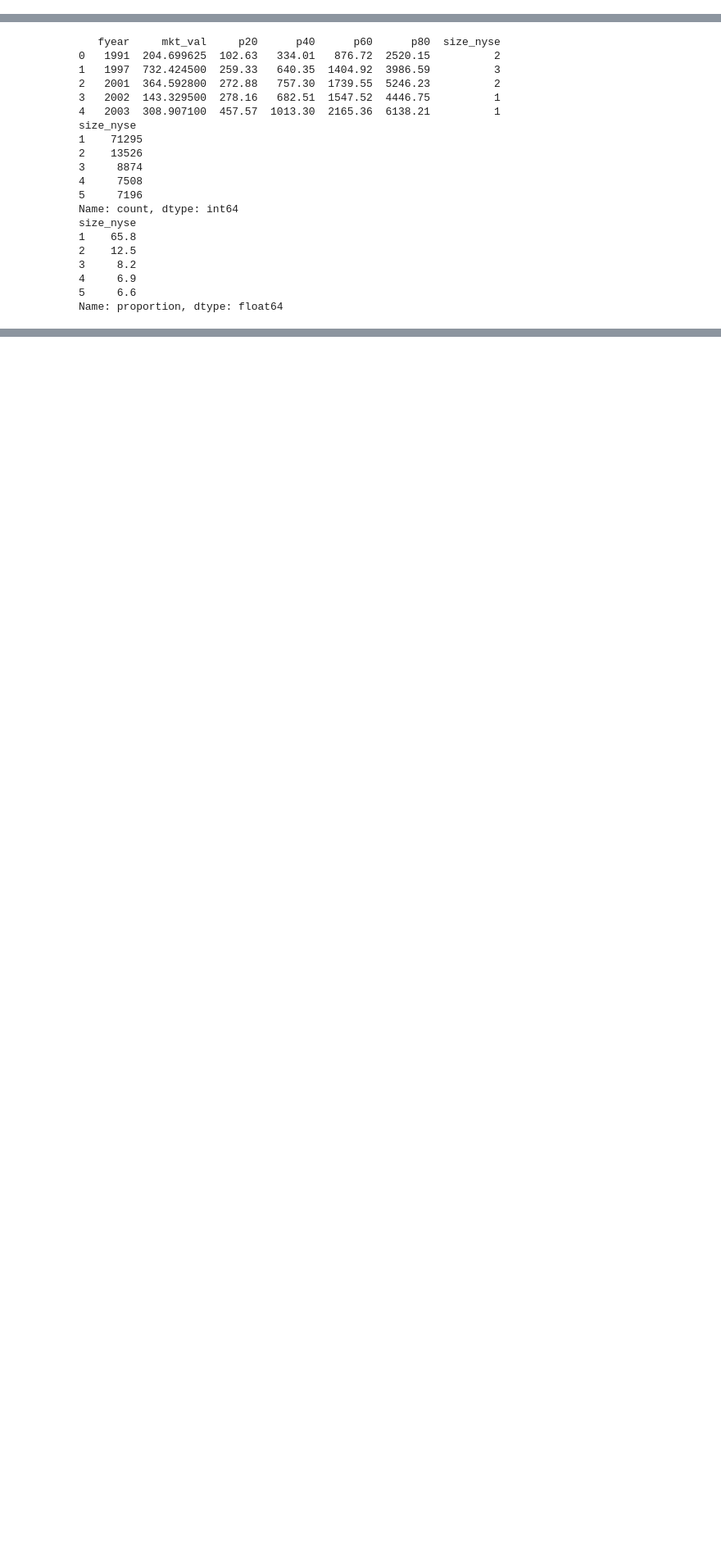
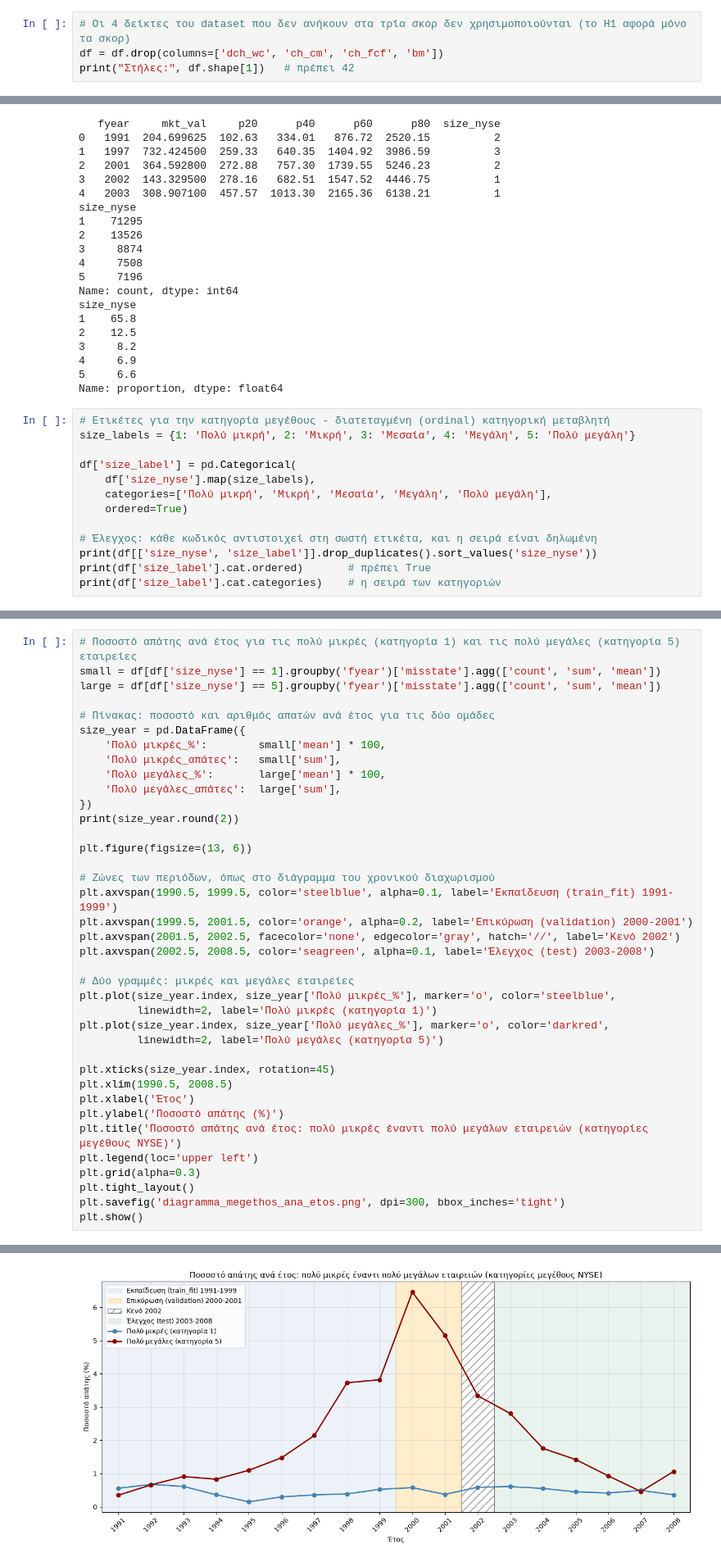
Before and after one commit to faidrapapavasileiou/PTIXIAKI_GITHUB, a Jupyter notebook: 02_feature_engineering.ipynb.ipynb, the cells around one changed output, grey strips where cells are left out. Shown at 82% size. Saved outputs shown, nothing was run; the diff lists cells and outputs as text; blank space fills up the shorter version.

```diff
--- a/02_feature_engineering.ipynb.ipynb
+++ b/02_feature_engineering.ipynb.ipynb
@@ -16,3 +16,7 @@ df = pd.read_pickle("df_clean.pkl")
 print("Φορτώθηκε:", df.shape)
 # %% [output]
 Φορτώθηκε: (112981, 46)
+# %%
+# Οι 4 δείκτες του dataset που δεν ανήκουν στα τρία σκορ δεν χρησιμοποιούνται (το H1 αφορά μόνο τα σκορ)
+df = df.drop(columns=['dch_wc', 'ch_cm', 'ch_fcf', 'bm'])
+print("Στήλες:", df.shape[1])   # πρέπει 42
@@ -335,3 +341,16 @@ size_nyse
 4     6.9
 5     6.6
 Name: proportion, dtype: float64
+# %%
+# Ετικέτες για την κατηγορία μεγέθους - διατεταγμένη (ordinal) κατηγορική μεταβλητή
+size_labels = {1: 'Πολύ μικρή', 2: 'Μικρή', 3: 'Μεσαία', 4: 'Μεγάλη', 5: 'Πολύ μεγάλη'}
+
+df['size_label'] = pd.Categorical(
+    df['size_nyse'].map(size_labels),
+    categories=['Πολύ μικρή', 'Μικρή', 'Μεσαία', 'Μεγάλη', 'Πολύ μεγάλη'],
+    ordered=True)
+
+# Έλεγχος: κάθε κωδικός αντιστοιχεί στη σωστή ετικέτα, και η σειρά είναι δηλωμένη
+print(df[['size_nyse', 'size_label']].drop_duplicates().sort_values('size_nyse'))
+print(df['size_label'].cat.ordered)       # πρέπει True
+print(df['size_label'].cat.categories)    # η σειρά των κατηγοριών
@@ -337,0 +366,39 @@ Name: proportion, dtype: float64
+# %%
+# Ποσοστό απάτης ανά έτος για τις πολύ μικρές (κατηγορία 1) και τις πολύ μεγάλες (κατηγορία 5) εταιρείες
+small = df[df['size_nyse'] == 1].groupby('fyear')['misstate'].agg(['count', 'sum', 'mean'])
+large = df[df['size_nyse'] == 5].groupby('fyear')['misstate'].agg(['count', 'sum', 'mean'])
+
+# Πίνακας: ποσοστό και αριθμός απατών ανά έτος για τις δύο ομάδες
+size_year = pd.DataFrame({
+    'Πολύ μικρές_%':        small['mean'] * 100,
+    'Πολύ μικρές_απάτες':   small['sum'],
+    'Πολύ μεγάλες_%':       large['mean'] * 100,
+    'Πολύ μεγάλες_απάτες':  large['sum'],
+})
+print(size_year.round(2))
+
+plt.figure(figsize=(13, 6))
+
+# Ζώνες των περιόδων, όπως στο διάγραμμα του χρονικού διαχωρισμού
+plt.axvspan(1990.5, 1999.5, color='steelblue', alpha=0.1, label='Εκπαίδευση (train_fit) 1991-1999')
+plt.axvspan(1999.5, 2001.5, color='orange', alpha=0.2, label='Επικύρωση (validation) 2000-2001')
+plt.axvspan(2001.5, 2002.5, facecolor='none', edgecolor='gray', hatch='//', label='Κενό 2002')
+plt.axvspan(2002.5, 2008.5, color='seagreen', alpha=0.1, label='Έλεγχος (test) 2003-2008')
+
+# Δύο γραμμές: μικρές και μεγάλες εταιρείες
+plt.plot(size_year.index, size_year['Πολύ μικρές_%'], marker='o', color='steelblue',
+         linewidth=2, label='Πολύ μικρές (κατηγορία 1)')
+plt.plot(size_year.index, size_year['Πολύ μεγάλες_%'], marker='o', color='darkred',
+         linewidth=2, label='Πολύ μεγάλες (κατηγορία 5)')
+
+plt.xticks(size_year.index, rotation=45)
+plt.xlim(1990.5, 2008.5)
+plt.xlabel('Έτος')
+plt.ylabel('Ποσοστό απάτης (%)')
+plt.title('Ποσοστό απάτης ανά έτος: πολύ μικρές έναντι πολύ μεγάλων εταιρειών (κατηγορίες μεγέθους NYSE)')
+plt.legend(loc='upper left')
+plt.grid(alpha=0.3)
+plt.tight_layout()
+plt.savefig('diagramma_megethos_ana_etos.png', dpi=300, bbox_inches='tight')
+plt.show()
+# %% [output]
@@ -337,0 +425 @@ Name: proportion, dtype: float64
+[figure, added]
```
Also changed, not shown: parts of 9 cells of this notebook, 4 other files.
